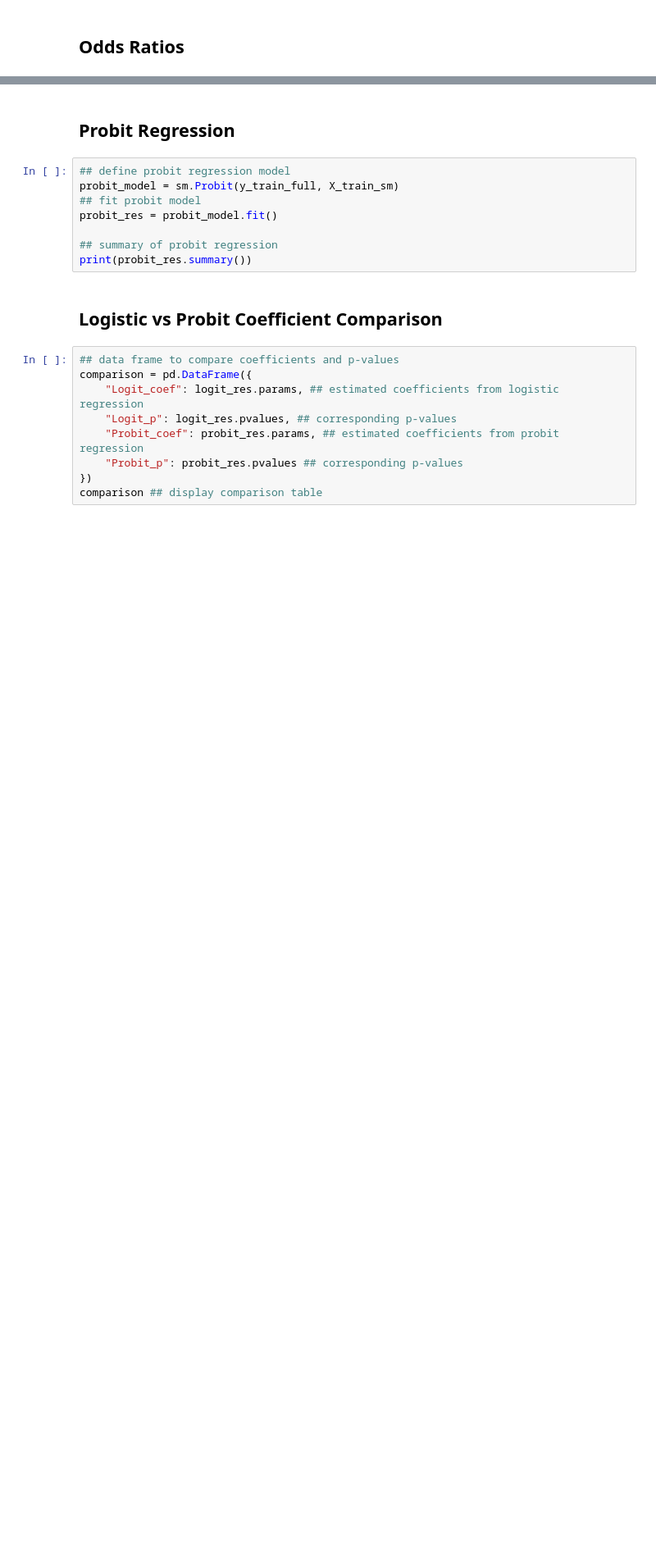
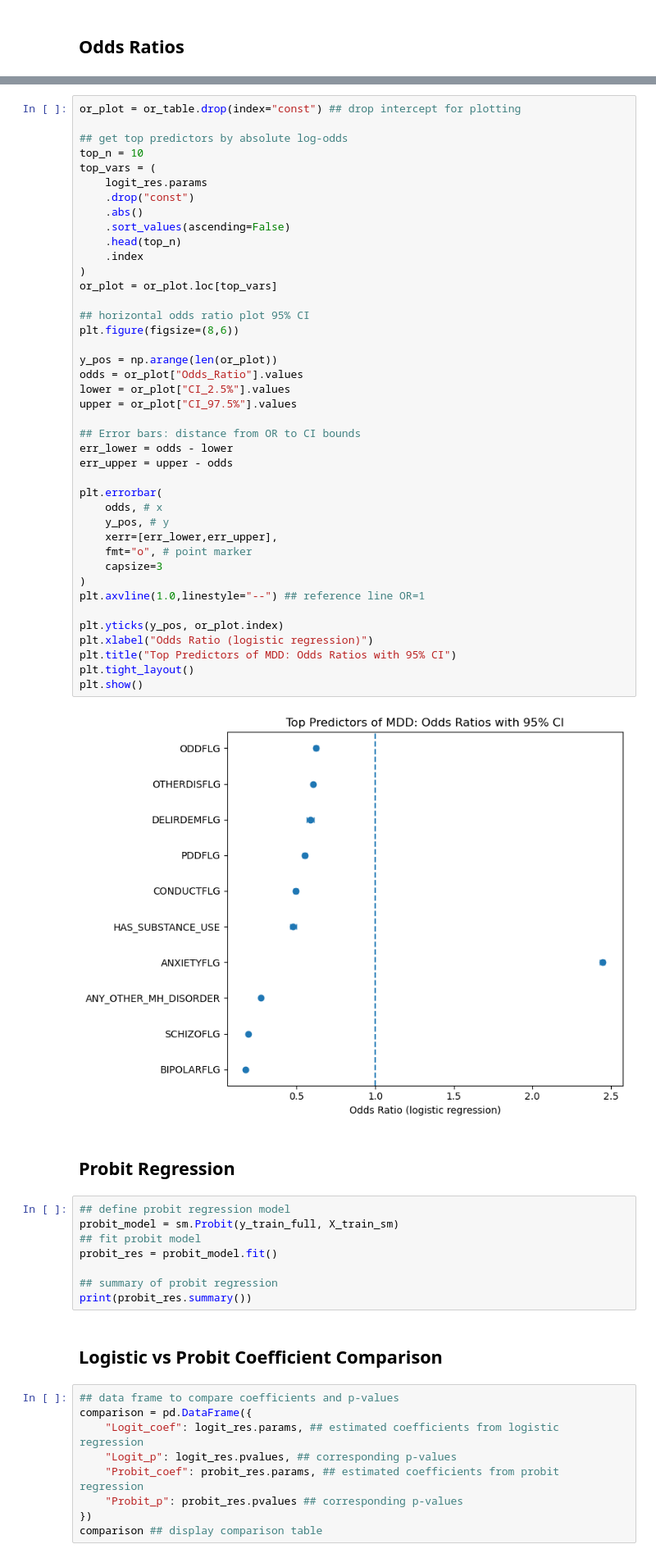
Before and after one commit to janecondon/AMS-595-Identifying-Risk-Factors-for-Major-Depressive-Disorder, a Jupyter notebook: AMS 595 Group Project.ipynb, the cells around one changed output, grey strips where cells are left out. Shown at 82% size. Drawn from its saved outputs; the diff is of its cells as text; blank space fills up the shorter version.

Commit message:
add a plot

```diff
--- a/AMS 595 Group Project.ipynb
+++ b/AMS 595 Group Project.ipynb
@@ -969,3 +1313,46 @@ or_table.sort_values("p_value")
+# %%
+or_plot = or_table.drop(index="const") ## drop intercept for plotting
+
+## get top predictors by absolute log-odds
+top_n = 10
+top_vars = (
+    logit_res.params
+    .drop("const")
+    .abs()
+    .sort_values(ascending=False)
+    .head(top_n)
+    .index
+)
+or_plot = or_plot.loc[top_vars]
+
+## horizontal odds ratio plot 95% CI
+plt.figure(figsize=(8,6))
+
+y_pos = np.arange(len(or_plot))
+odds = or_plot["Odds_Ratio"].values
+lower = or_plot["CI_2.5%"].values
+upper = or_plot["CI_97.5%"].values
+
+## Error bars: distance from OR to CI bounds
+err_lower = odds - lower
+err_upper = upper - odds
+
+plt.errorbar(
+    odds, # x
+    y_pos, # y
+    xerr=[err_lower,err_upper],
+    fmt="o", # point marker
+    capsize=3
+)
+plt.axvline(1.0,linestyle="--") ## reference line OR=1
+
+plt.yticks(y_pos, or_plot.index)
+plt.xlabel("Odds Ratio (logistic regression)")
+plt.title("Top Predictors of MDD: Odds Ratios with 95% CI")
+plt.tight_layout()
+plt.show()
+# %% [output]
+[figure, added]
 # %% [markdown]
 ## Probit Regression
 # %%
```
Also changed, not shown: parts of 51 cells of this notebook.
